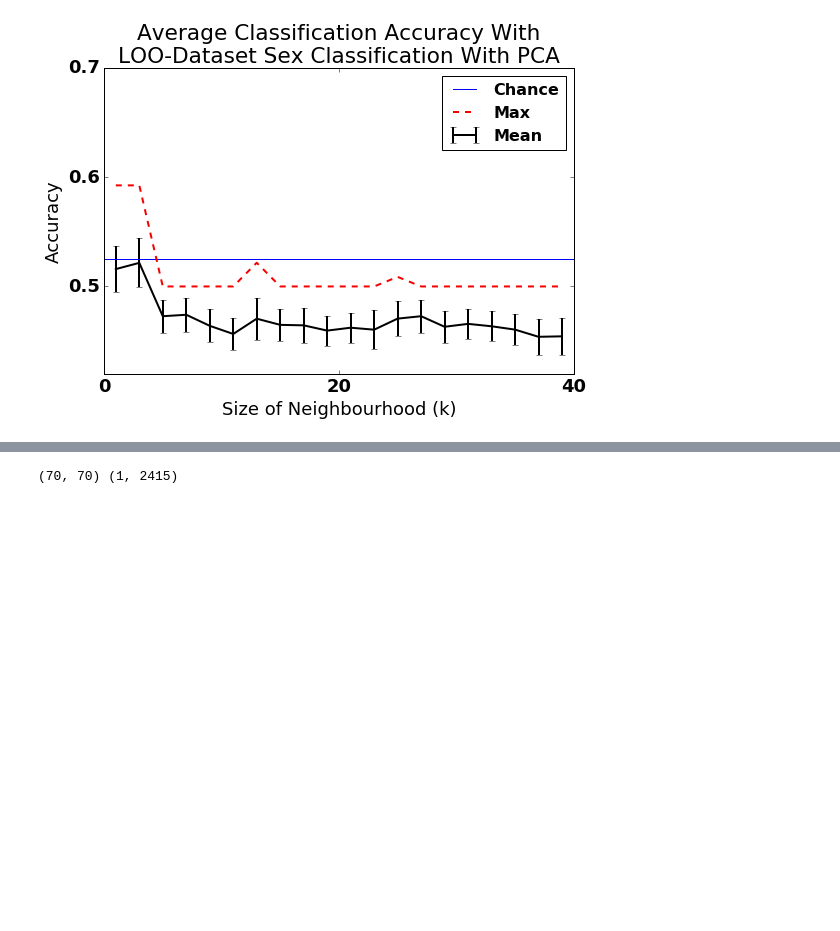
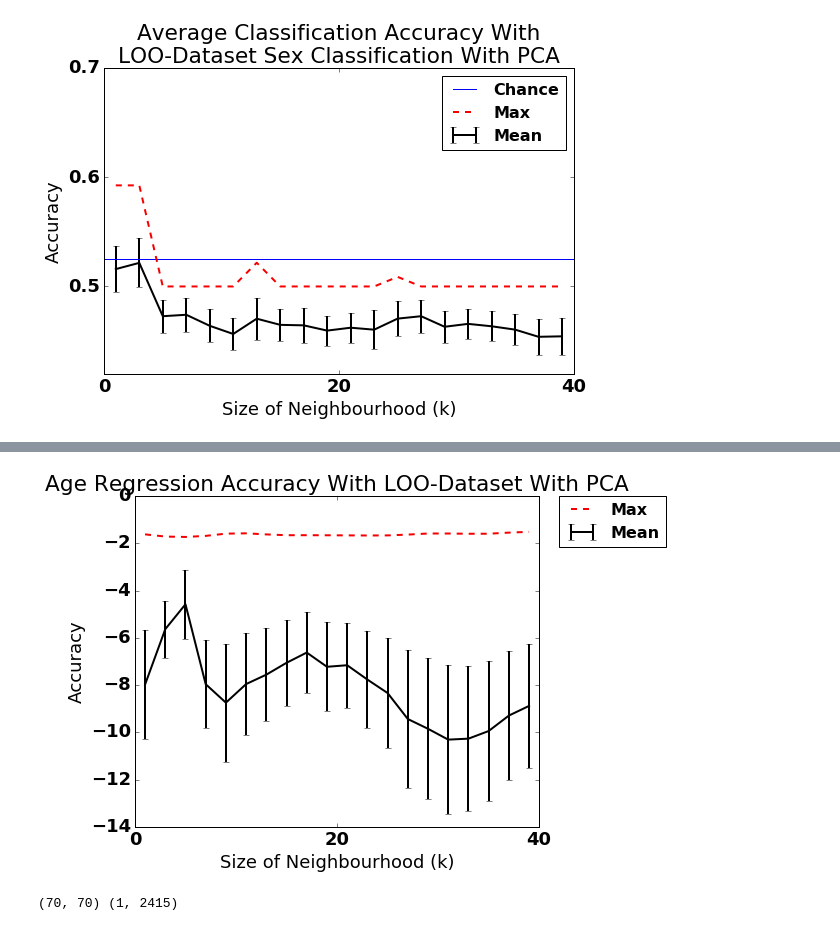
Before and after one commit to gkiar/dataset_variance, a Jupyter notebook: code/prototype/knn_classification.ipynb, the cells around one changed output, grey strips where cells are left out. Cells and saved outputs as stored; diff of their text form; code cells hidden in the pictures; blank space fills up the shorter version.

```diff
--- a/code/prototype/knn_classification.ipynb
+++ b/code/prototype/knn_classification.ipynb
@@ -261,3 +341,23 @@ plt.show()
+# %%
+fig = plt.figure(figsize=(8,6))
+mean = [np.mean(knn_pca_age[i]) for i in knn_pca_age]
+maxx = [max(knn_pca_age[i]) for i in knn_pca_age]
+stder = [np.std(knn_pca_age[i])/np.sqrt(len(dataset_names)) for i in knn_pca_age]
+plt.hold(True)
+plt.plot((np.arange(20)+1)*2-1, maxx, lw=2, color='#f50000', linestyle='--')
+plt.errorbar((np.arange(20)+1)*2-1, mean, stder, lw=2, color='#000000')
+# plt.ylim((0.5, 0.7))
+# plt.yticks((0.5, 0.6, 0.7),(0.5, 0.6, 0.7))
+plt.xticks((0, 20, 40),(0, 20, 40))
+plt.xlabel('Size of Neighbourhood (k)')
+plt.ylabel('Accuracy')
+plt.title('Age Regression Accuracy With LOO-Dataset With PCA')
+plt.legend(('Max', 'Mean'), fontsize=16, bbox_to_anchor=(1.05, 1), loc=2, borderaxespad=0.)
+plt.tight_layout(1)
+plt.savefig('../../figs/graphs/desikan/regression/knn_pca.png')
+plt.show()
+# %% [output]
+[figure, added]
 # %%
 g1 = graphs['KKI2009']['KKI2009_113_1_desikan.graphml']
 A = nx.adjacency_matrix(g1).todense()
```
Also changed, not shown: parts of 10 cells of this notebook, 1 other file.
